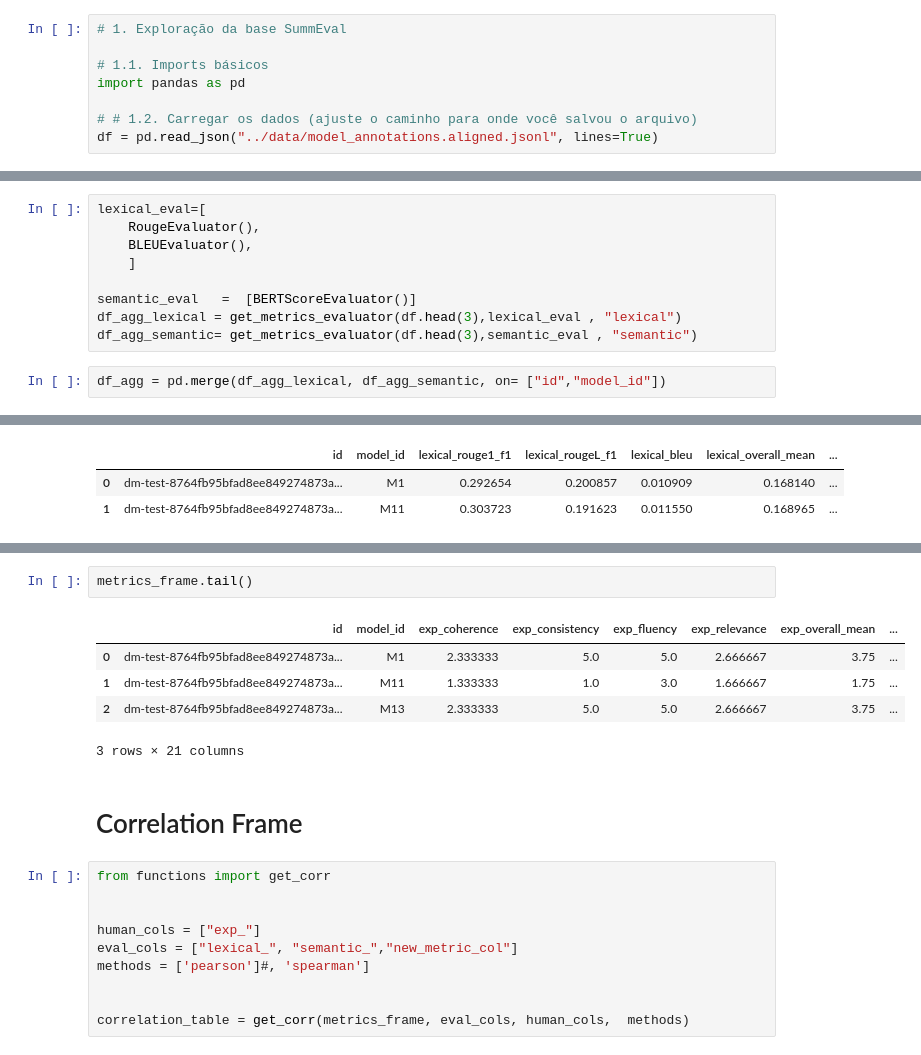
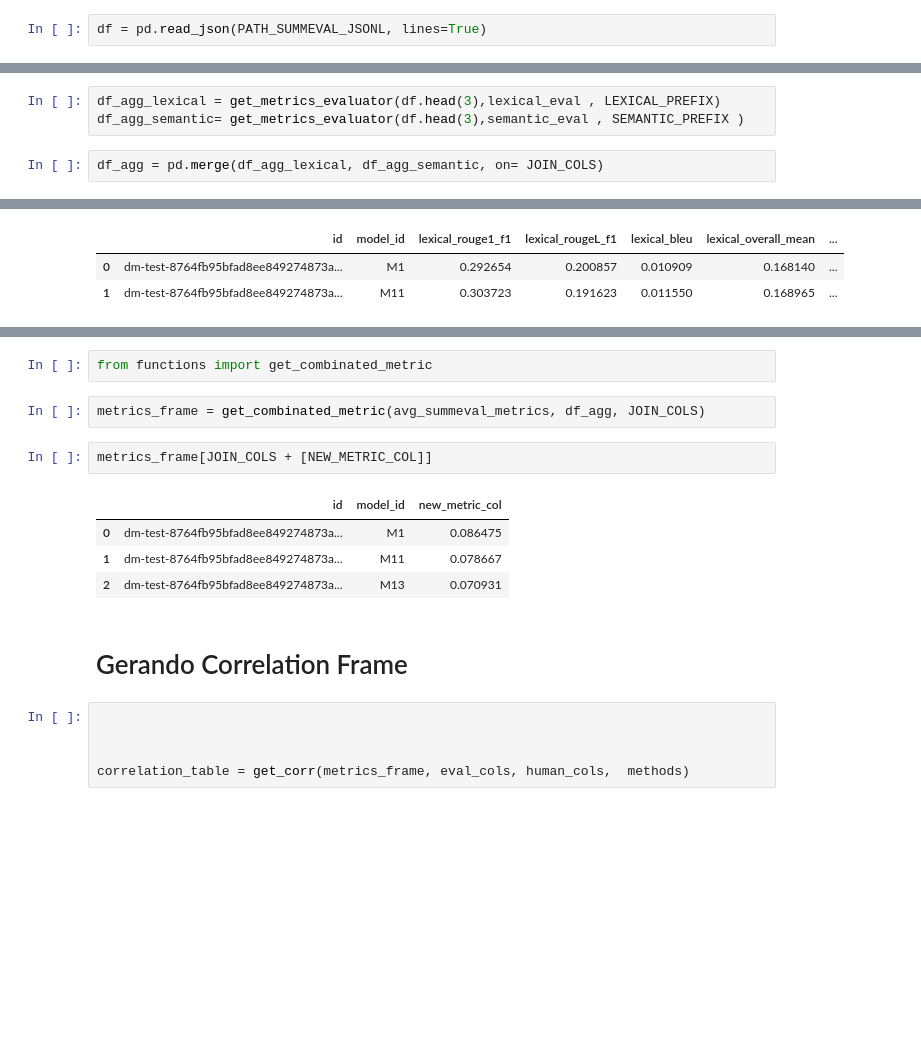
Before and after one commit to thiago-ouverney/pyAutoSummarizer, a Jupyter notebook: research/eda.ipynb, the cells around one changed output, grey strips where cells are left out. Drawn from its saved outputs; the diff is of its cells as text; blank space fills up the shorter version.

Commit message:
update: eda.ipynb refactor and final corr

```diff
--- a/research/eda.ipynb
+++ b/research/eda.ipynb
@@ -33,11 +53,5 @@ The autoreload extension is already loaded. To reload it, use:
 # %%
-# 1. Exploração da base SummEval
-
-# 1.1. Imports básicos
-import pandas as pd
-
-# # 1.2. Carregar os dados (ajuste o caminho para onde você salvou o arquivo)
-df = pd.read_json("../data/model_annotations.aligned.jsonl", lines=True)
+df = pd.read_json(PATH_SUMMEVAL_JSONL, lines=True)
 # %%
 df.tail()
 # %% [output]
@@ -208,14 +210,8 @@ from functions import get_metrics_evaluator
 # %%
-lexical_eval=[
-    RougeEvaluator(),
-    BLEUEvaluator(),
-    ]
-
-semantic_eval   =  [BERTScoreEvaluator()]
-df_agg_lexical = get_metrics_evaluator(df.head(3),lexical_eval , "lexical")
-df_agg_semantic= get_metrics_evaluator(df.head(3),semantic_eval , "semantic")
+df_agg_lexical = get_metrics_evaluator(df.head(3),lexical_eval , LEXICAL_PREFIX)
+df_agg_semantic= get_metrics_evaluator(df.head(3),semantic_eval , SEMANTIC_PREFIX )
 # %%
-df_agg = pd.merge(df_agg_lexical, df_agg_semantic, on= ["id","model_id"])
+df_agg = pd.merge(df_agg_lexical, df_agg_semantic, on= JOIN_COLS)
 # %%
 df_agg.head(2)
 # %% [output]
@@ -236,20 +223,18 @@ metrics_frame["new_metric_col"] = A1 * metrics_frame[lexical_col] + A2 * metrics
+# %%
+from functions import get_combinated_metric
+# %%
+metrics_frame = get_combinated_metric(avg_summeval_metrics, df_agg, JOIN_COLS)
 # %%
-metrics_frame.tail()
+metrics_frame[JOIN_COLS + [NEW_METRIC_COL]]
 # %% [output]
-|  | id | model_id | exp_coherence | exp_consistency | exp_fluency | exp_relevance | exp_overall_mean | ... |
-| 0 | dm-test-8764fb95bfad8ee849274873a... | M1 | 2.333333 | 5.0 | 5.0 | 2.666667 | 3.75 | ... |
-| 1 | dm-test-8764fb95bfad8ee849274873a... | M11 | 1.333333 | 1.0 | 3.0 | 1.666667 | 1.75 | ... |
-| 2 | dm-test-8764fb95bfad8ee849274873a... | M13 | 2.333333 | 5.0 | 5.0 | 2.666667 | 3.75 | ... |
+|  | id | model_id | new_metric_col |
+| 0 | dm-test-8764fb95bfad8ee849274873a... | M1 | 0.086475 |
+| 1 | dm-test-8764fb95bfad8ee849274873a... | M11 | 0.078667 |
+| 2 | dm-test-8764fb95bfad8ee849274873a... | M13 | 0.070931 |
-3 rows × 21 columns
 # %% [markdown]
-# Correlation Frame
+# Gerando Correlation Frame
 # %%
-from functions import get_corr
 
-
-human_cols = ["exp_"]
-eval_cols = ["lexical_", "semantic_","new_metric_col"]
-methods = ['pearson']#, 'spearman']
 
 
 correlation_table = get_corr(metrics_frame, eval_cols, human_cols,  methods)
```
Also changed, not shown: parts of 22 cells of this notebook.
